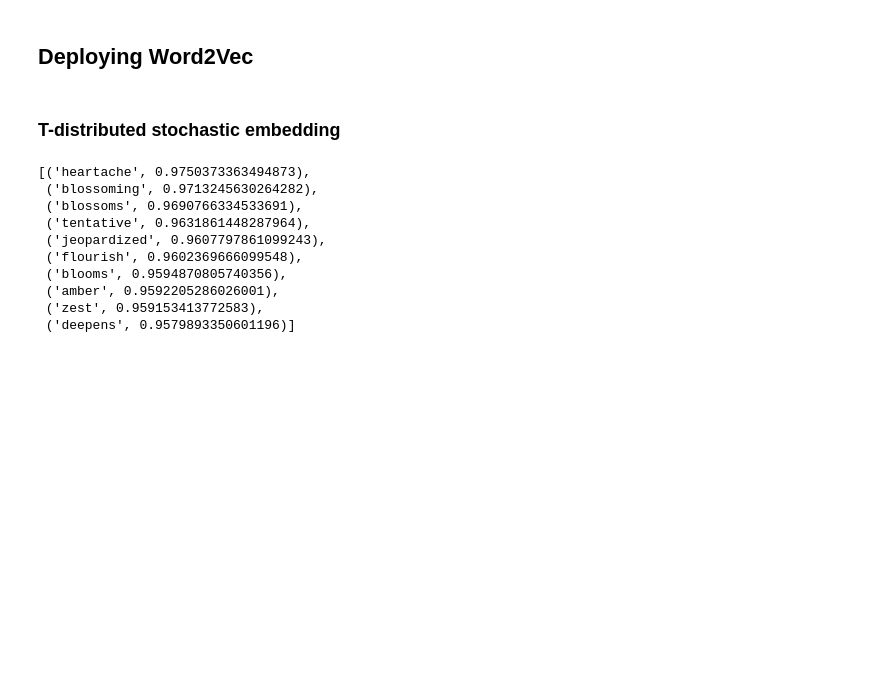
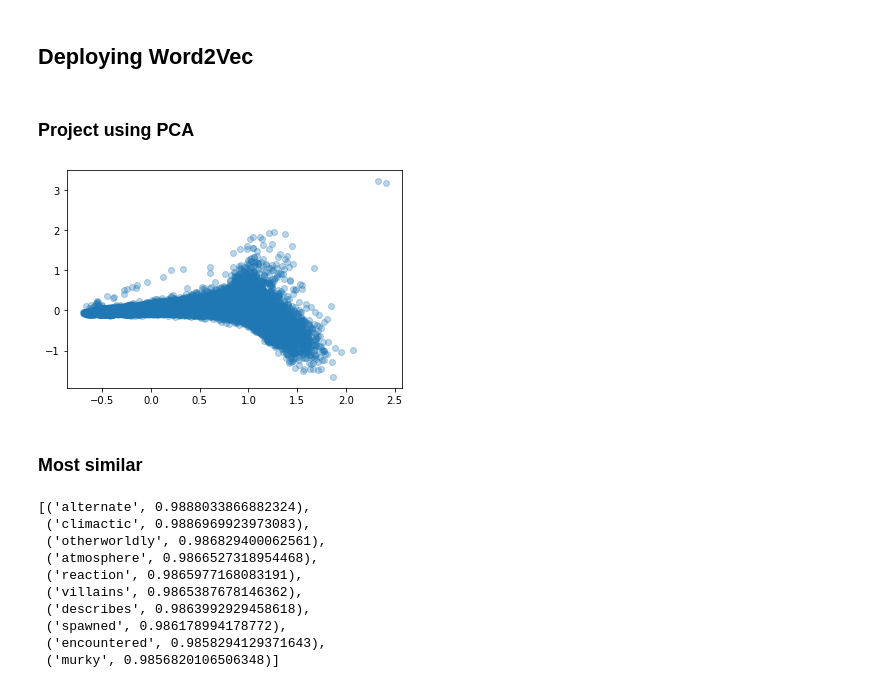
Before and after one commit to gregparkes/hackthesouth2020, a Jupyter notebook: nlp_greg.ipynb, the cells around one changed output. Cells and saved outputs as stored; diff of their text form; code cells hidden in the pictures; blank space fills up the shorter version.

Commit message:
Update to word2vec model

```diff
--- a/nlp_greg.ipynb
+++ b/nlp_greg.ipynb
@@ -87,9 +89,9 @@ word2vec_ready = list_lists.tolist()
 # %% [markdown]
 ## Deploying Word2Vec
 # %%
-model_cwob = gensim.models.Word2Vec(word2vec_ready, min_count=1, size=50, workers=3, window=3, sg=1)
+model = gensim.models.Word2Vec(word2vec_ready, min_count=1, size=50, workers=3, window=3, sg=1)
 # %%
-X = model_cwob[model_cwob.wv.vocab]
+X = model.wv[model.wv.vocab]
-# %% [markdown]
-### T-distributed stochastic embedding
+# %% [markdown]
+### Project using PCA
 # %%
@@ -99,13 +99,22 @@ ts = TSNE(n_components=2).fit(X)
+# %%
+pca_t = PCA(2).fit_transform(X)
+# %%
+plt.scatter(pca_t[:, 0], pca_t[:, 1],alpha=.3)
+plt.show()
+# %% [output]
+[figure, added]
+# %% [markdown]
+### Most similar
 # %%
-model_cwob.most_similar('blossom')[:10]
+model.most_similar('victory')[:10]
 # %% [output]
-[('heartache', 0.9750373363494873),
- ('blossoming', 0.9713245630264282),
- ('blossoms', 0.9690766334533691),
- ('tentative', 0.9631861448287964),
- ('jeopardized', 0.9607797861099243),
- ('flourish', 0.9602369666099548),
- ('blooms', 0.9594870805740356),
- ('amber', 0.9592205286026001),
- ('zest', 0.959153413772583),
- ('deepens', 0.9579893350601196)]
+[('alternate', 0.9888033866882324),
+ ('climactic', 0.9886969923973083),
+ ('otherworldly', 0.986829400062561),
+ ('atmosphere', 0.9866527318954468),
+ ('reaction', 0.9865977168083191),
+ ('villains', 0.9865387678146362),
+ ('describes', 0.9863992929458618),
+ ('spawned', 0.986178994178772),
+ ('encountered', 0.9858294129371643),
+ ('murky', 0.9856820106506348)]
```
Also changed, not shown: parts of 7 cells of this notebook.
